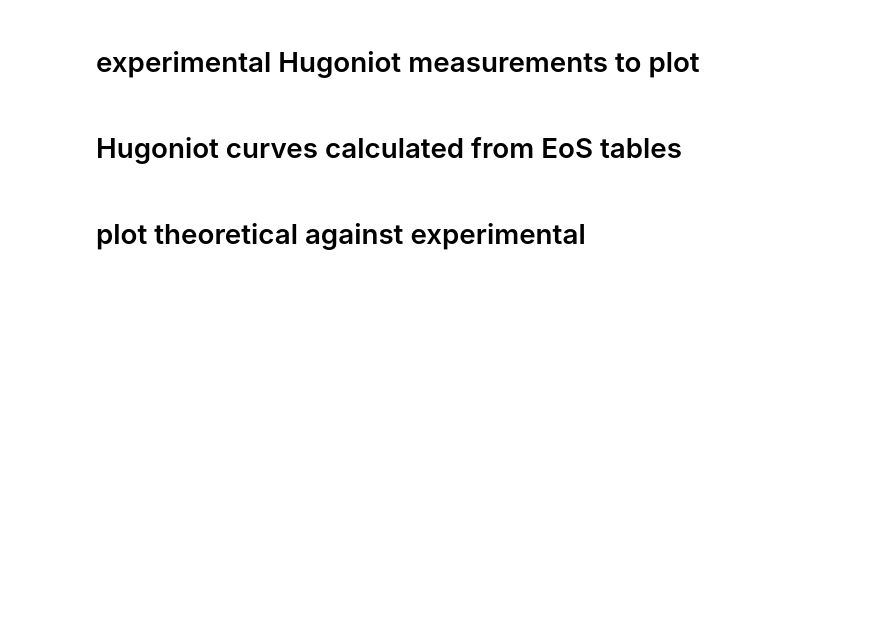
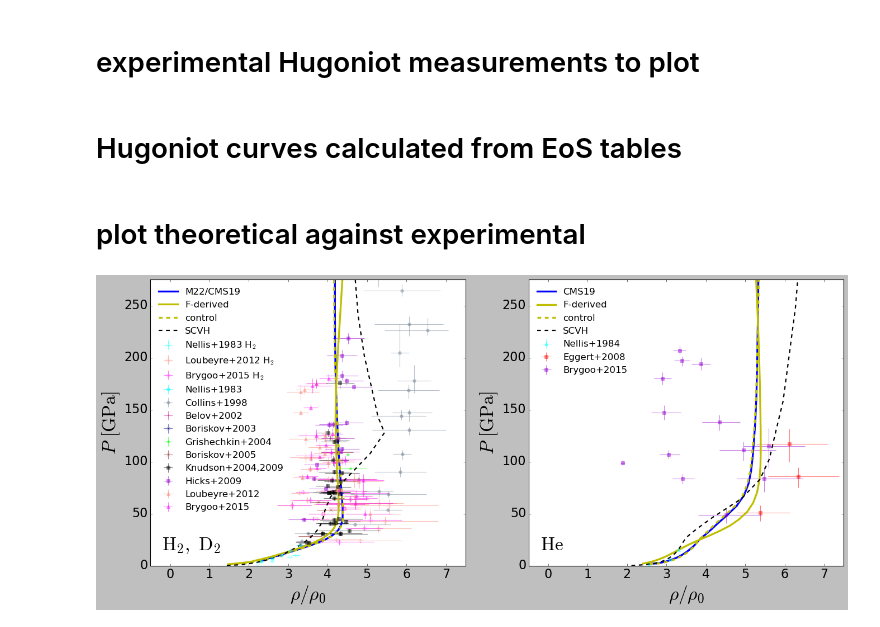
Before and after one commit to esandford/giant_planets, a Jupyter notebook: MESA_EoS/thermo_consistency/hugoniot_data/plot_hugoniot.ipynb, the cells around one changed output. Cells and saved outputs as stored; diff of their text form; code cells hidden in the pictures; blank space fills up the shorter version.

Commit message:
remade missing xyz plot

```diff
--- a/MESA_EoS/thermo_consistency/hugoniot_data/plot_hugoniot.ipynb
+++ b/MESA_EoS/thermo_consistency/hugoniot_data/plot_hugoniot.ipynb
@@ -156,65 +156,68 @@ for i in range(len(sources_He)):
     yerr =  np.vstack((data['P_unc_lower[GPa]'],data['P_unc_upper[GPa]']))
     axes[1].errorbar(x=data['eta[unitless]'],y=data['P[GPa]'],xerr=xerr,yerr=yerr,marker=markers_He[i],ms=ms,markeredgecolor=edgecolors_He[i],markerfacecolor=facecolors_He[i],linestyle='None',elinewidth=1,ecolor=edgecolors_He[i],label=labels_He[i],capsize=0,alpha=expalpha)
 
-axes[0].plot(H_SCVH[:,0],H_SCVH[:,1], 'k--', lw=lw,label='SCVH')
-axes[1].plot(He_SCVH[:,0],He_SCVH[:,1], 'k--', lw=lw, label='SCVH')
 
-axes[0].plot(H_CMS19_Trho[:,0],H_CMS19_Trho[:,1], 'b-', lw=lw,label='CMS19')
-axes[1].plot(He_CMS19_Trho[:,0],He_CMS19_Trho[:,1], 'b-',lw=lw, label='CMS19')
+axes[0].plot(H_CMS19_Trho[:,0],H_CMS19_Trho[:,1], 'b-', lw=3,label='M22/CMS19')
+axes[1].plot(He_CMS19_Trho[:,0],He_CMS19_Trho[:,1], 'b-',lw=3, label='CMS19')
 
-axes[0].plot(tc_H_CMS19_s1[:,0],tc_H_CMS19_s1[:,1], 'y-', lw=lw,label='TC CMS19, s=1')
-axes[1].plot(tc_He_CMS19_s1[:,0],tc_He_CMS19_s1[:,1], 'y-', lw=lw, label='TC CMS19, s=1')
+#axes[0].plot(tc_H_CMS19_s1[:,0],tc_H_CMS19_s1[:,1], 'y-', lw=lw,label='TC CMS19, s=1')
+#axes[1].plot(tc_He_CMS19_s1[:,0],tc_He_CMS19_s1[:,1], 'y-', lw=lw, label='TC CMS19, s=1')
 
-axes[0].plot(tc_H_CMS19_s2[:,0],tc_H_CMS19_s2[:,1], 'r-', lw=lw,label='TC CMS19, s=2')
-axes[1].plot(tc_He_CMS19_s2[:,0],tc_He_CMS19_s2[:,1], 'r-', lw=lw, label='TC CMS19, s=2')
+axes[0].plot(tc_H_CMS19_s2[:,0],tc_H_CMS19_s2[:,1], 'y-', lw=3,label='F-derived')#label='TC CMS19, s=2')
+axes[1].plot(tc_He_CMS19_s2[:,0],tc_He_CMS19_s2[:,1], 'y-', lw=3, label='F-derived')#'TC CMS19, s=2')
 
-axes[0].plot(tc_H_CMS19_s5[:,0],tc_H_CMS19_s5[:,1], 'm-', lw=lw,label='TC CMS19, s=5')
-axes[1].plot(tc_He_CMS19_s5[:,0],tc_He_CMS19_s5[:,1], 'm-', lw=lw, label='TC CMS19, s=5')
+#axes[0].plot(tc_H_CMS19_s5[:,0],tc_H_CMS19_s5[:,1], 'm-', lw=lw,label='TC CMS19, s=5')
+#axes[1].plot(tc_He_CMS19_s5[:,0],tc_He_CMS19_s5[:,1], 'm-', lw=lw, label='TC CMS19, s=5')
 
 smoothingcolors = ['y','r','m','g']
 sfacls = ['--','-.',':']
 
-for i,smoothing in enumerate(np.array((1,2,5))):
-#for i,smoothing in enumerate(np.atleast_1d(np.array((1)))):
-    for j,scalingfac in enumerate(np.array((0.05,0.1,0.25))):
-    #for j,scalingfac in enumerate(np.atleast_1d(np.array((0.25)))):
+#for i,smoothing in enumerate(np.array((1,2,5))):
+for i,smoothing in enumerate(np.atleast_1d(np.array((2)))):
+    #for j,scalingfac in enumerate(np.array((0.05,0.1,0.25))):
+    for j,scalingfac in enumerate(np.atleast_1d(np.array((0.1)))):
         H_filename = 'eos_hugoniot_planetblend_H_Trho_control_s={0}_sf={1}.txt'.format(smoothing, scalingfac)
         He_filename = 'eos_hugoniot_planetblend_He_Trho_control_s={0}_sf={1}.txt'.format(smoothing, scalingfac)
 
         control_H = np.genfromtxt(H_filename)
         control_He = np.genfromtxt(He_filename)
 
         control_H = control_H[np.argsort(control_H[:,1])]
         control_He = control_He[np.argsort(control_He[:,1])]
 
         if i==0:
-            H_label='control H s={0}, sfac={1}'.format(smoothing, scalingfac)
-            He_label='control He s={0}, sfac={1}'.format(smoothing, scalingfac)
+            H_label='control H'# s={0}, sfac={1}'.format(smoothing, scalingfac)
+            He_label='control He' #s={0}, sfac={1}'.format(smoothing, scalingfac)
         else:
             H_label=None
             He_label=None
-        axes[0].plot(control_H[:,0],control_H[:,1], color=smoothingcolors[i],ls=sfacls[j],lw=lw,label=H_label)
-        axes[1].plot(control_He[:,0],control_He[:,1], color=smoothingcolors[i],ls=sfacls[j],lw=lw, label=He_label)
+        axes[0].plot(control_H[:,0],control_H[:,1], color=smoothingcolors[i],ls=sfacls[j],lw=3,label='control')#H_label)
+        axes[1].plot(control_He[:,0],control_He[:,1], color=smoothingcolors[i],ls=sfacls[j],lw=3, label='control')#He_label)
+
+axes[0].plot(H_SCVH[:,0],H_SCVH[:,1], 'k--', lw=lw,label='SCVH')
+axes[1].plot(He_SCVH[:,0],He_SCVH[:,1], 'k--', lw=lw, label='SCVH')
 
 for ax in axes:
     ax.set_xlabel(r'$\rho/\rho_0$',fontsize=30)
     ax.set_ylabel(r'$P\ \mathrm{[GPa]}$',fontsize=30)
     ax.set_xlim(-0.5,7.5)
     ax.set_ylim(0,275)
     #ax.set_ylim(0,50)
     ax.tick_params(axis='both', which='major', labelsize=20)
-    ax.legend(loc='upper left',frameon=False,numpoints=1,fontsize=10)
+    ax.legend(loc='upper left',frameon=False,numpoints=1,fontsize=15)
 
 axes[0].text(x=-0.2,y=15,s=r'$\mathrm{H}_2,\ \mathrm{D}_2$',fontsize=30)
 #axes[0].text(x=-0.2,y=3,s=r'$\mathrm{H}_2,\ \mathrm{D}_2$',fontsize=30)
 
 axes[1].text(x=-0.2,y=15,s=r'$\mathrm{He}$',fontsize=30)
 #axes[1].text(x=-0.2,y=3,s=r'$\mathrm{He}$',fontsize=30)
 
 #axes[0].set_xlim(2,5)
 #axes[1].set_xlim(3,6)
 
-#plt.show()
-plt.savefig("./hugoniots_with_control_EoS.pdf",bbox_inches='tight')
+plt.show()
+#plt.savefig("./hugoniots_with_control_EoS.pdf",bbox_inches='tight')
 #plt.savefig("./hugoniots_with_control_EoS_simplified.pdf",bbox_inches='tight')
 #plt.savefig("hugoniots_lowPzoom.pdf",bbox_inches='tight')
+# %% [output]
+[figure, added]
```
Also changed, not shown: parts of 1 cell of this notebook, 1 other file.
